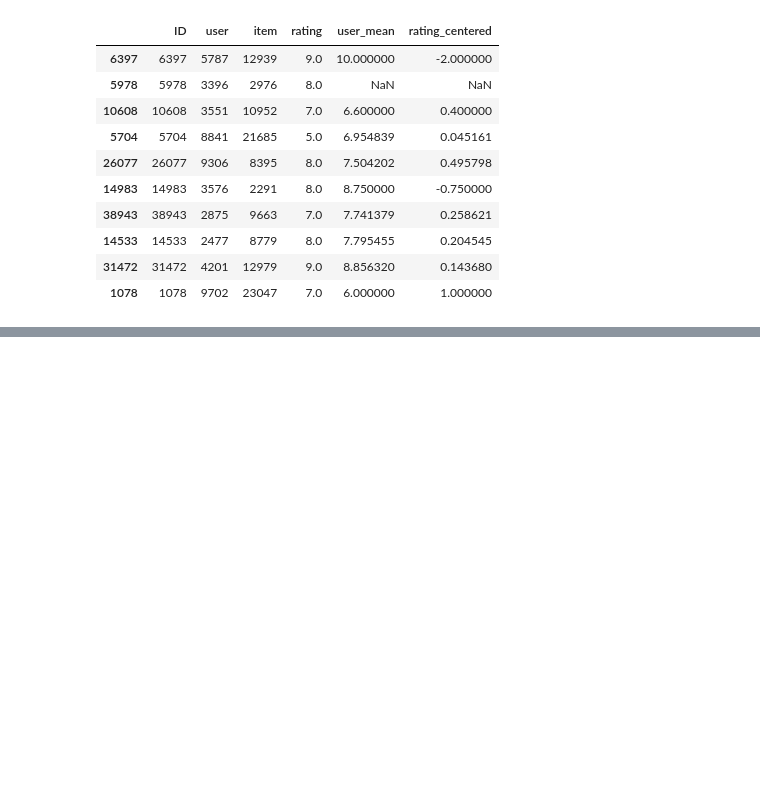
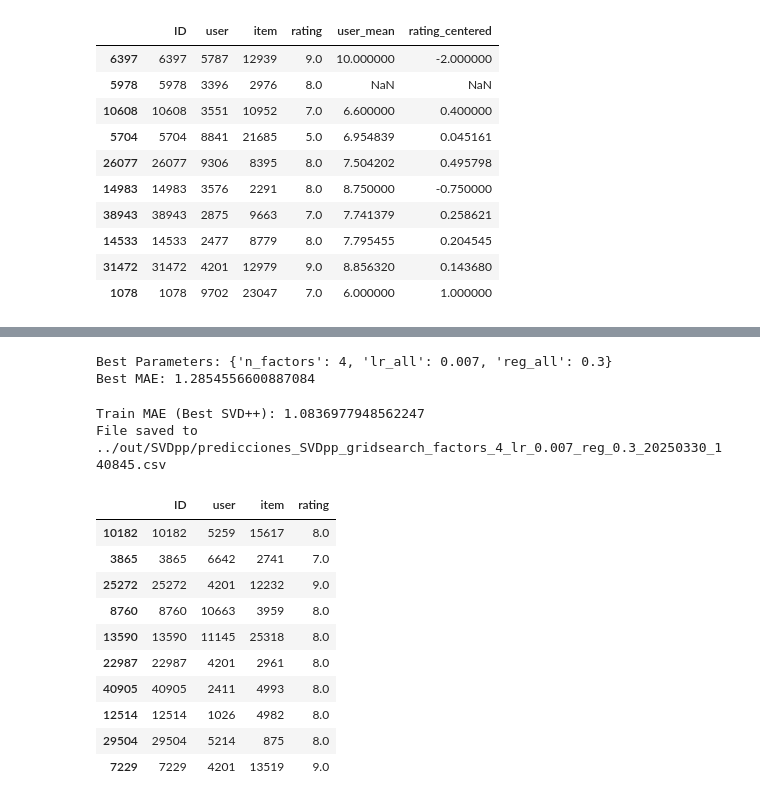
Before and after one commit to agmota11/RECSYS, a Jupyter notebook: Practica 1/src/Experimento_SVD++.ipynb, the cells around one changed output, grey strips where cells are left out. Drawn from its saved outputs; the diff is of its cells as text; code cells hidden in the pictures; blank space fills up the shorter version.

```diff
--- a/Practica 1/src/Experimento_SVD++.ipynb
+++ b/Practica 1/src/Experimento_SVD++.ipynb
@@ -305,0 +372,68 @@ File saved to ../out/SVDpp/predicciones_SVD_gridsearch_factors_15_lr_0.007_reg_0
+# %%
+reader = Reader(rating_scale=(train_df['rating'].min(), train_df['rating'].max()))
+data = Dataset.load_from_df(train_df[['user', 'item', 'rating']], reader)
+
+# Define the parameter grid to search
+param_grid = {
+    'n_factors': [4, 6, 8, 10, 12, 15, 20, 30],
+    'lr_all': [0.007],
+    'reg_all': [0.3]
+}
+
+# Perform grid search
+grid_search = GridSearchCV(SVDpp, param_grid, measures=['mae'], cv=3, n_jobs=-1)
+grid_search.fit(data)
+
+# Get the best parameters and corresponding MAE
+best_params = grid_search.best_params['mae']
+best_mae = grid_search.best_score['mae']
+
+print(f"Best Parameters: {best_params}")
+print(f"Best MAE: {best_mae}")
+# %% [output]
+Best Parameters: {'n_factors': 4, 'lr_all': 0.007, 'reg_all': 0.3}
+Best MAE: 1.2854556600887084
+# %%
+reader = Reader(rating_scale=(train_df['rating'].min(), train_df['rating'].max()))
+data = Dataset.load_from_df(train_df[['user', 'item', 'rating']], reader)
+
+# Use the best parameters from the grid search to create a new SVD++ instance
+best_svdpp = SVDpp(n_factors=best_params['n_factors'], lr_all=best_params['lr_all'], reg_all=best_params['reg_all'])
+
+# Fit the model using the full trainset
+best_svdpp.fit(data.build_full_trainset())
+
+train_predictions = [best_svdpp.predict(uid, iid, r_ui) for (uid, iid, r_ui) in data.build_full_trainset().build_testset()]
+train_mae = mae(train_predictions, verbose=False)
+print(f"Train MAE (Best SVD++): {train_mae}")
+
+# Prepare the testset
+testset = [(row['user'], row['item'], 0) for _, row in test_df.iterrows()]
+predictions = best_svdpp.test(testset)
+
+for i, (uid, iid, true_r, est, _) in enumerate(predictions):
+    test_df.at[i, 'rating'] = round(est)
+
+# Prepare the output file path with parameters and a timestamp
+timestamp = datetime.now().strftime('%Y%m%d_%H%M%S')
+output_path = f"../out/SVDpp/predicciones_SVDpp_gridsearch_factors_{best_params['n_factors']}_lr_{best_params['lr_all']}_reg_{best_params['reg_all']}_{timestamp}.csv"
+
+# Export the result to a CSV file
+test_df[['ID', 'rating']].to_csv(output_path, index=False)
+
+print(f"File saved to {output_path}")
+test_df.sample(10)
+# %% [output]
+Train MAE (Best SVD++): 1.0836977948562247
+File saved to ../out/SVDpp/predicciones_SVDpp_gridsearch_factors_4_lr_0.007_reg_0.3_20250330_140845.csv
+|  | ID | user | item | rating |
+| 10182 | 10182 | 5259 | 15617 | 8.0 |
+| 3865 | 3865 | 6642 | 2741 | 7.0 |
+| 25272 | 25272 | 4201 | 12232 | 9.0 |
+| 8760 | 8760 | 10663 | 3959 | 8.0 |
+| 13590 | 13590 | 11145 | 25318 | 8.0 |
+| 22987 | 22987 | 4201 | 2961 | 8.0 |
+| 40905 | 40905 | 2411 | 4993 | 8.0 |
+| 12514 | 12514 | 1026 | 4982 | 8.0 |
+| 29504 | 29504 | 5214 | 875 | 8.0 |
+| 7229 | 7229 | 4201 | 13519 | 9.0 |
```
Also changed, not shown: parts of 7 cells of this notebook, 3 other files.
